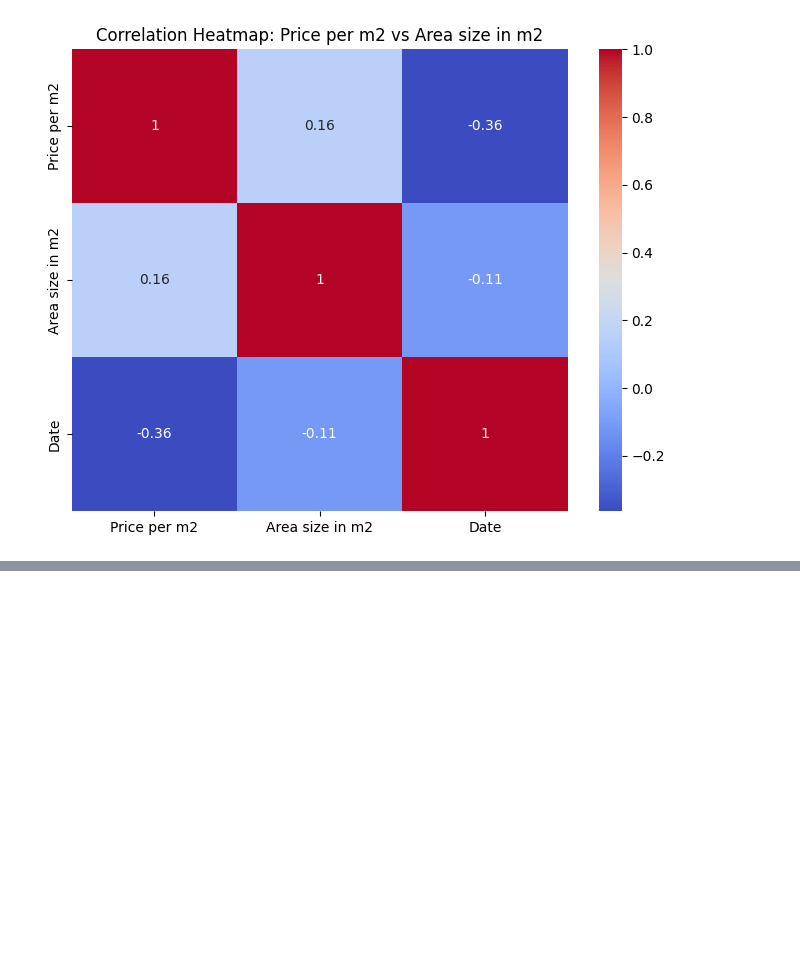
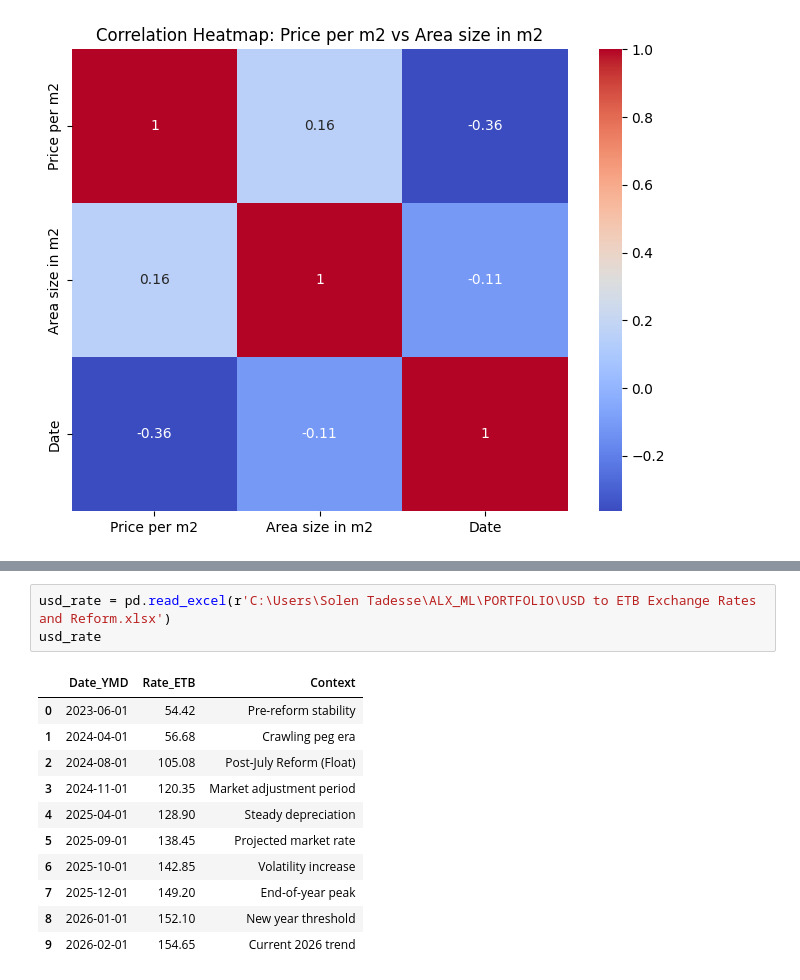
Before and after one commit to Solhemi/Land_auction_price_prediction_model_in_Addis, a Jupyter notebook: land_auction_price_prediction_model.ipynb, the cells around one changed output, grey strips where cells are left out. Cells and saved outputs as stored; diff of their text form; blank space fills up the shorter version.

Commit message:
add_usd_rate_df

```diff
--- a/land_auction_price_prediction_model.ipynb
+++ b/land_auction_price_prediction_model.ipynb
@@ -298,0 +396,15 @@ array([4., 6.])
+# %%
+usd_rate = pd.read_excel(r'C:\Users\Solen Tadesse\ALX_ML\PORTFOLIO\USD to ETB Exchange Rates and Reform.xlsx')
+usd_rate
+# %% [output]
+|  | Date_YMD | Rate_ETB | Context |
+| 0 | 2023-06-01 | 54.42 | Pre-reform stability |
+| 1 | 2024-04-01 | 56.68 | Crawling peg era |
+| 2 | 2024-08-01 | 105.08 | Post-July Reform (Float) |
+| 3 | 2024-11-01 | 120.35 | Market adjustment period |
+| 4 | 2025-04-01 | 128.90 | Steady depreciation |
+| 5 | 2025-09-01 | 138.45 | Projected market rate |
+| 6 | 2025-10-01 | 142.85 | Volatility increase |
+| 7 | 2025-12-01 | 149.20 | End-of-year peak |
+| 8 | 2026-01-01 | 152.10 | New year threshold |
+| 9 | 2026-02-01 | 154.65 | Current 2026 trend |
```
Also changed, not shown: parts of 17 cells of this notebook.
